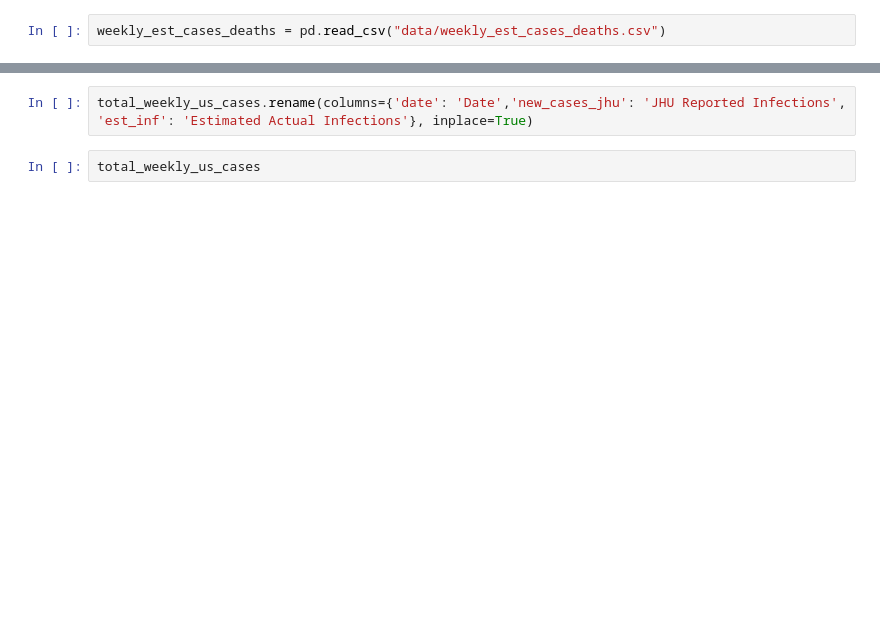
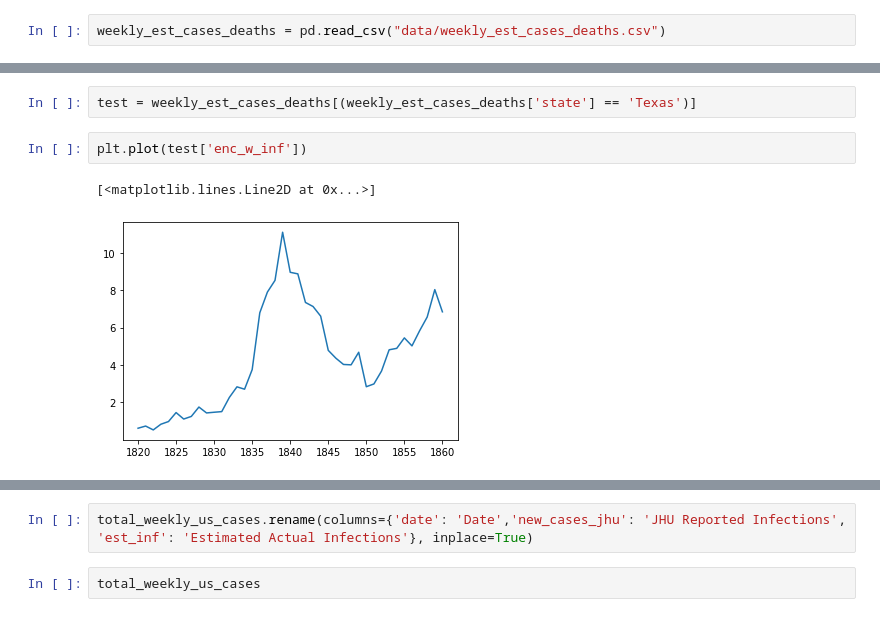
Before and after one commit to robbdunlap/covid_app, a Jupyter notebook: Untitled.ipynb, the cells around one changed output, grey strips where cells are left out. Drawn from its saved outputs; the diff is of its cells as text; blank space fills up the shorter version.

```diff
--- a/Untitled.ipynb
+++ b/Untitled.ipynb
@@ -6,3 +47,10 @@ weekly_est_cases_deaths = pd.read_csv("data/weekly_est_cases_deaths.csv")
+# %%
+test = weekly_est_cases_deaths[(weekly_est_cases_deaths['state'] == 'Texas')]
+# %%
+plt.plot(test['enc_w_inf'])
+# %% [output]
+[<matplotlib.lines.Line2D at 0x...>]
+[figure, added]
 # %%
 total_weekly_us_cases = weekly_est_cases_deaths[['est_inf','new_cases_jhu']].groupby(weekly_est_cases_deaths['date']).sum()
 total_weekly_us_cases.reset_index(level=0, inplace=True)
```
Also changed, not shown: parts of 7 cells of this notebook, 3 other files.
